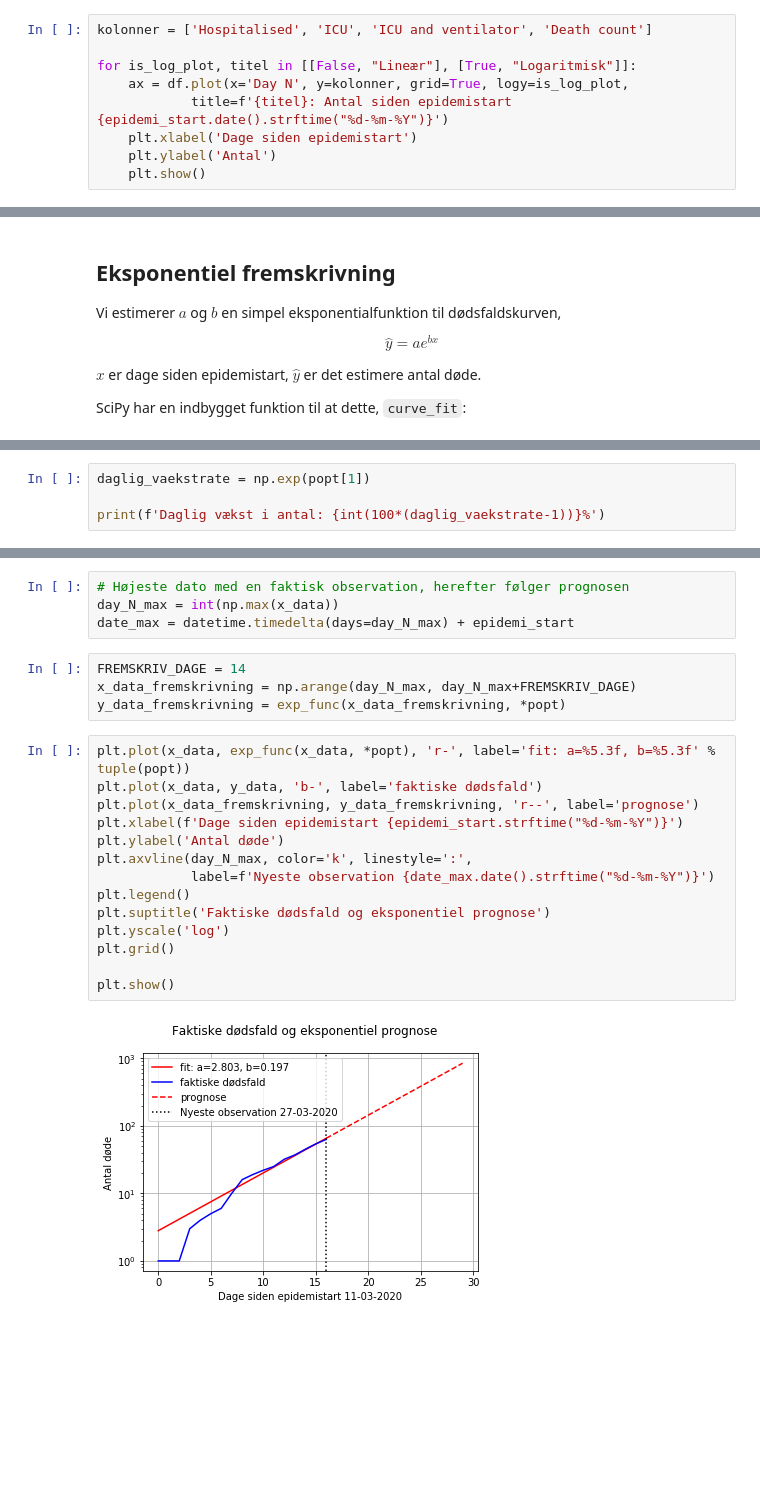
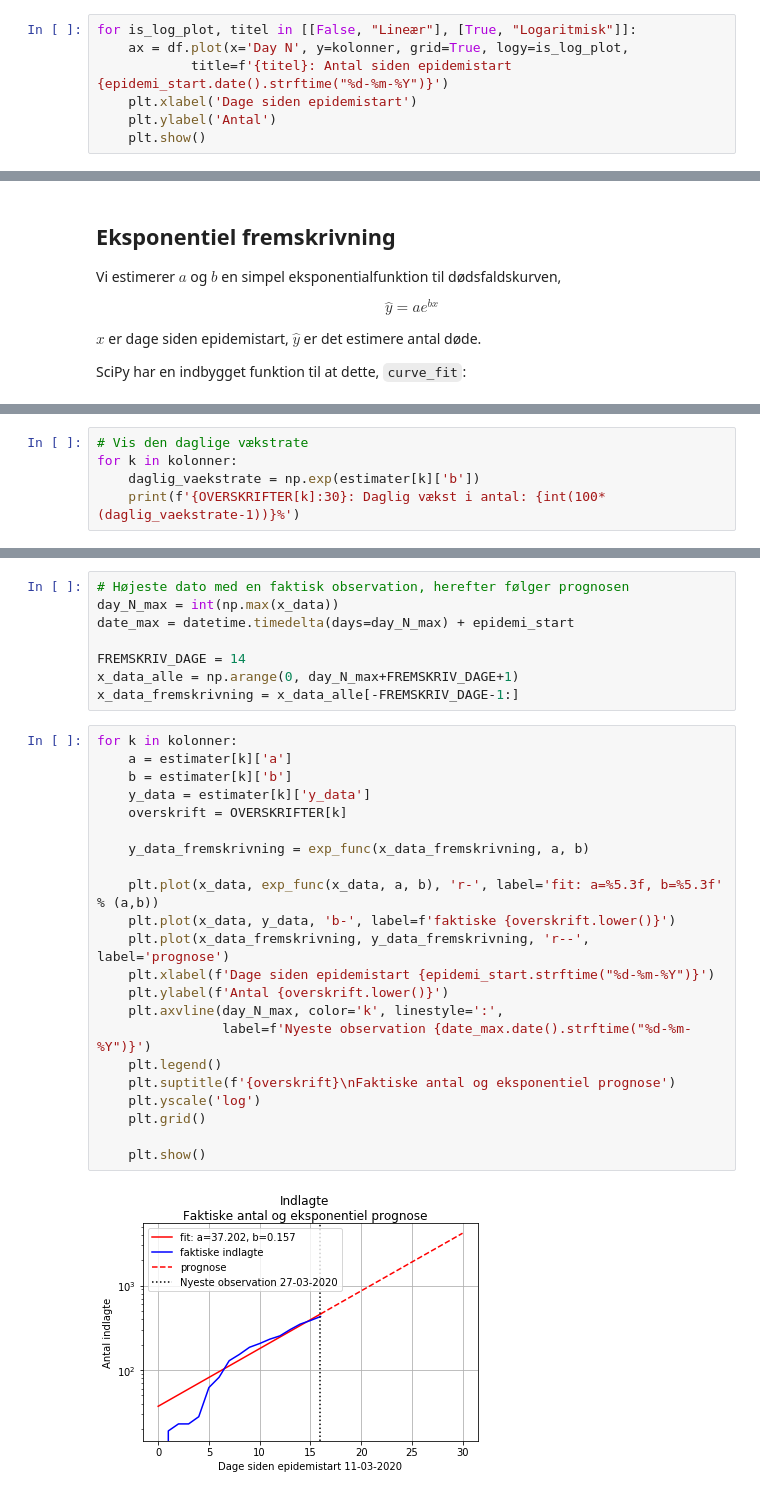
Before and after one commit to covid-19-sim/covid-19-dk, a Jupyter notebook: prognoser/eksponentiel_prognose.ipynb, the cells around one changed output, grey strips where cells are left out. Drawn from its saved outputs; the diff is of its cells as text; blank space fills up the shorter version.

Commit message:
Vis prognoser for indlagte, intensive m/u respirator og døde

```diff
--- a/prognoser/eksponentiel_prognose.ipynb
+++ b/prognoser/eksponentiel_prognose.ipynb
@@ -66,6 +74,4 @@ Husk at en ret linie på logaritmisk y-akse svarer til konstant procentuel dagli
 # %%
-kolonner = ['Hospitalised', 'ICU', 'ICU and ventilator', 'Death count']
-
 for is_log_plot, titel in [[False, "Lineær"], [True, "Logaritmisk"]]:
     ax = df.plot(x='Day N', y=kolonner, grid=True, logy=is_log_plot,
             title=f'{titel}: Antal siden epidemistart {epidemi_start.date().strftime("%d-%m-%Y")}')
@@ -107,5 +128,6 @@ Den daglige vækstrate er ${\hat{y}_{t+1}}\over\hat{y}_t$ = $$ e^b$$:
 # %%
-daglig_vaekstrate = np.exp(popt[1])
-
-print(f'Daglig vækst i antal: {int(100*(daglig_vaekstrate-1))}%')
+# Vis den daglige vækstrate
+for k in kolonner:
+    daglig_vaekstrate = np.exp(estimater[k]['b'])
+    print(f'{OVERSKRIFTER[k]:30}: Daglig vækst i antal: {int(100*(daglig_vaekstrate-1))}%')
 # %% [output]
@@ -114,23 +139,31 @@ Daglig vækst i antal: 21%
 # Højeste dato med en faktisk observation, herefter følger prognosen
 day_N_max = int(np.max(x_data))
 date_max = datetime.timedelta(days=day_N_max) + epidemi_start
+
+FREMSKRIV_DAGE = 14
+x_data_alle = np.arange(0, day_N_max+FREMSKRIV_DAGE+1)
+x_data_fremskrivning = x_data_alle[-FREMSKRIV_DAGE-1:]
-# %%
-FREMSKRIV_DAGE = 14
-x_data_fremskrivning = np.arange(day_N_max, day_N_max+FREMSKRIV_DAGE)
-y_data_fremskrivning = exp_func(x_data_fremskrivning, *popt)
 # %%
-plt.plot(x_data, exp_func(x_data, *popt), 'r-', label='fit: a=%5.3f, b=%5.3f' % tuple(popt))
-plt.plot(x_data, y_data, 'b-', label='faktiske dødsfald')
-plt.plot(x_data_fremskrivning, y_data_fremskrivning, 'r--', label='prognose')
-plt.xlabel(f'Dage siden epidemistart {epidemi_start.strftime("%d-%m-%Y")}')
-plt.ylabel('Antal døde')
-plt.axvline(day_N_max, color='k', linestyle=':',
-            label=f'Nyeste observation {date_max.date().strftime("%d-%m-%Y")}')
-plt.legend()
-plt.suptitle('Faktiske dødsfald og eksponentiel prognose')
-plt.yscale('log')
-plt.grid()
+for k in kolonner:
+    a = estimater[k]['a']
+    b = estimater[k]['b']
+    y_data = estimater[k]['y_data']
+    overskrift = OVERSKRIFTER[k]
 
-plt.show()
+    y_data_fremskrivning = exp_func(x_data_fremskrivning, a, b)
+
+    plt.plot(x_data, exp_func(x_data, a, b), 'r-', label='fit: a=%5.3f, b=%5.3f' % (a,b))
+    plt.plot(x_data, y_data, 'b-', label=f'faktiske {overskrift.lower()}')
+    plt.plot(x_data_fremskrivning, y_data_fremskrivning, 'r--', label='prognose')
+    plt.xlabel(f'Dage siden epidemistart {epidemi_start.strftime("%d-%m-%Y")}')
+    plt.ylabel(f'Antal {overskrift.lower()}')
+    plt.axvline(day_N_max, color='k', linestyle=':',
+                label=f'Nyeste observation {date_max.date().strftime("%d-%m-%Y")}')
+    plt.legend()
+    plt.suptitle(f'{overskrift}\nFaktiske antal og eksponentiel prognose')
+    plt.yscale('log')
+    plt.grid()
+
+    plt.show()
 # %% [output]
-[figure, old version]
+[figure, new version]
```
Also changed, not shown: parts of 6 cells of this notebook.
